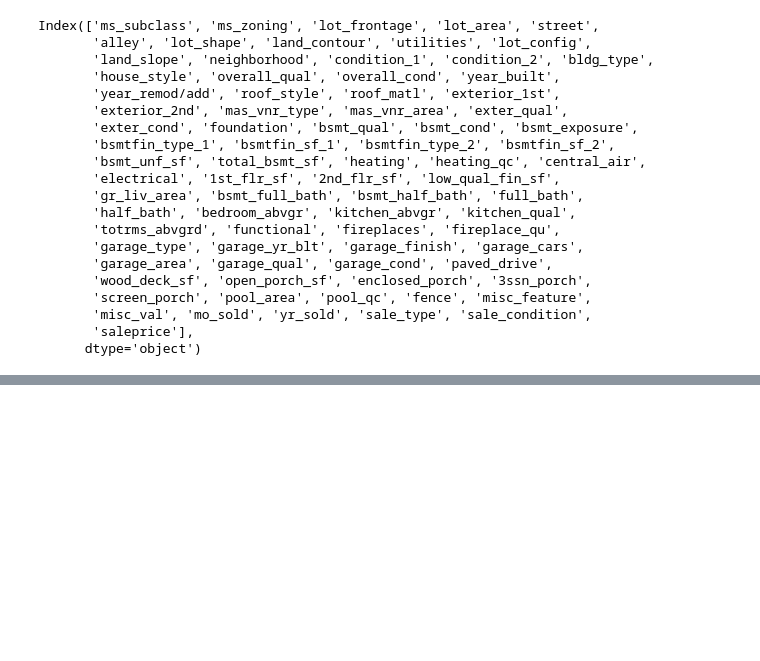
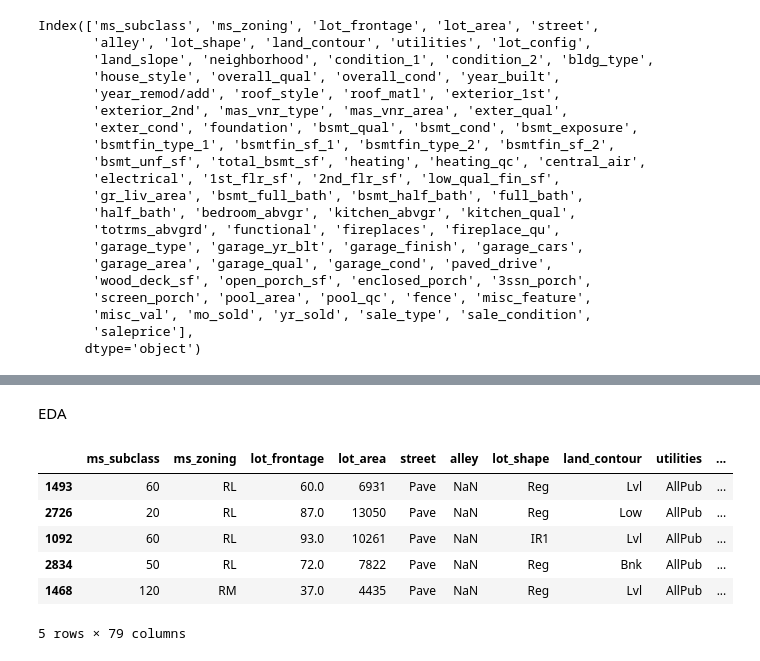
Before and after one commit to AbhiAbhi324/house-price-valuation-pipeline, a Jupyter notebook: notebooks/01_eda_and_cleaning.ipynb, the cells around one changed output, grey strips where cells are left out. Drawn from its saved outputs; the diff is of its cells as text; code cells hidden in the pictures; blank space fills up the shorter version.

```diff
--- a/notebooks/01_eda_and_cleaning.ipynb
+++ b/notebooks/01_eda_and_cleaning.ipynb
@@ -187,0 +189,14 @@ overall_qual
+# %% [markdown]
+EDA
+# %%
+X=X_train.copy()
+# %%
+X.head()
+# %% [output]
+|  | ms_subclass | ms_zoning | lot_frontage | lot_area | street | alley | lot_shape | land_contour | utilities | ... |
+| 1493 | 60 | RL | 60.0 | 6931 | Pave | NaN | Reg | Lvl | AllPub | ... |
+| 2726 | 20 | RL | 87.0 | 13050 | Pave | NaN | Reg | Low | AllPub | ... |
+| 1092 | 60 | RL | 93.0 | 10261 | Pave | NaN | IR1 | Lvl | AllPub | ... |
+| 2834 | 50 | RL | 72.0 | 7822 | Pave | NaN | Reg | Bnk | AllPub | ... |
+| 1468 | 120 | RM | 37.0 | 4435 | Pave | NaN | Reg | Lvl | AllPub | ... |
+5 rows × 79 columns
```
Also changed, not shown: parts of 26 cells of this notebook, 1 other file.
